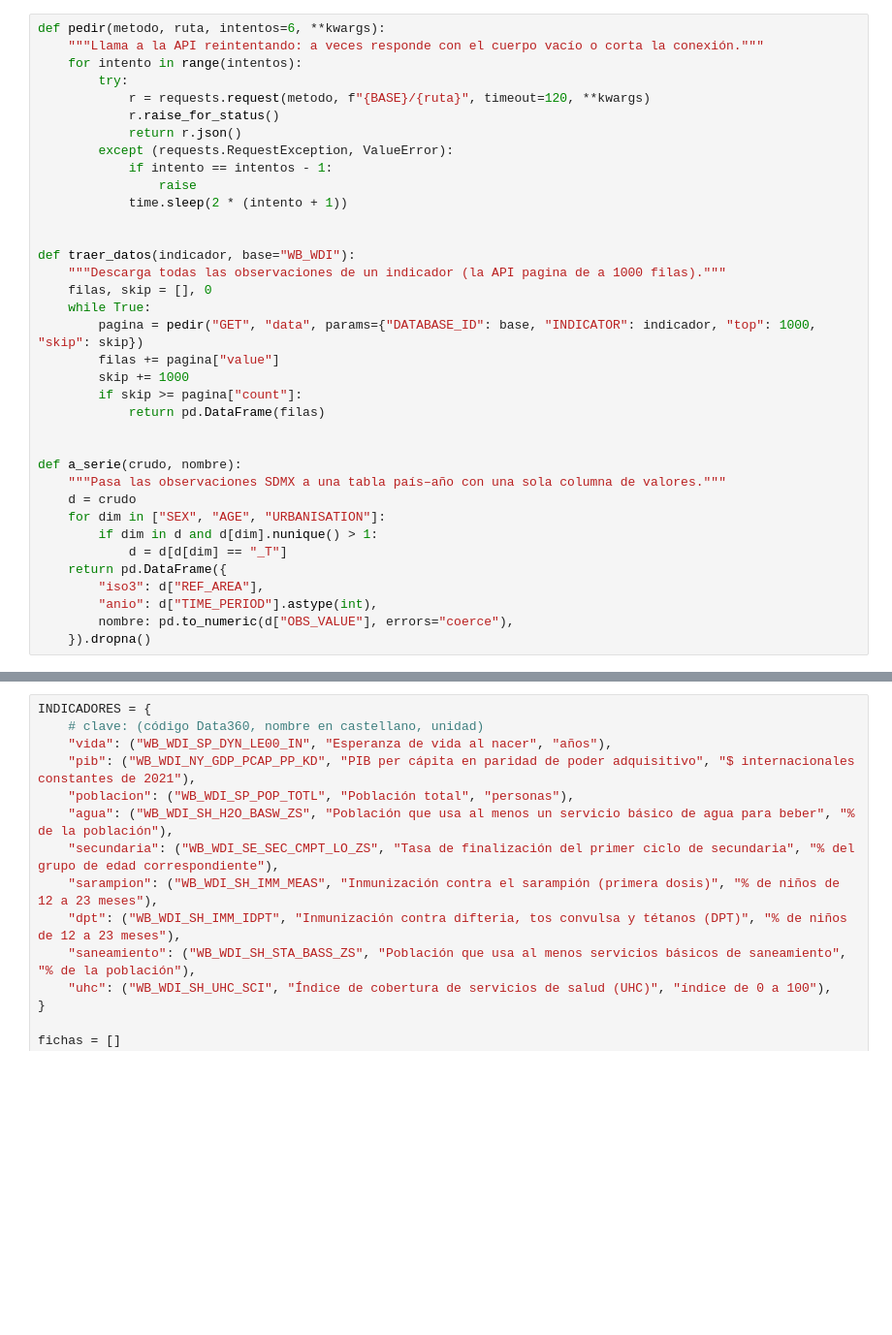
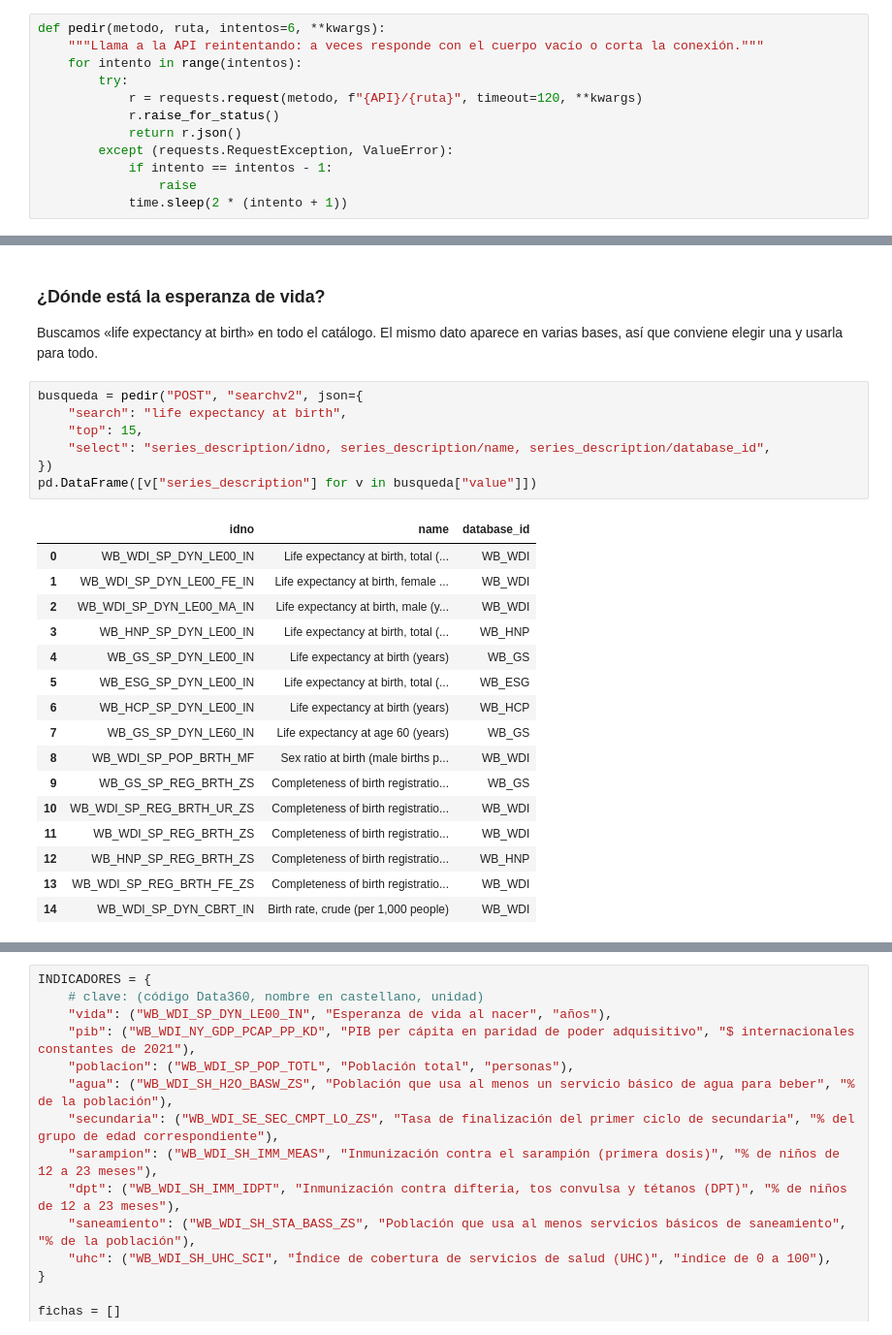
Before and after one commit to za0sec/infovis, a Jupyter notebook: TPFinal/vivir_mas_sin_ser_mas_rico.ipynb, the cells around one changed output, grey strips where cells are left out. Shown at 97% size. Drawn from its saved outputs; the diff is of its cells as text; blank space fills up the shorter version.

```diff
--- a/TPFinal/vivir_mas_sin_ser_mas_rico.ipynb
+++ b/TPFinal/vivir_mas_sin_ser_mas_rico.ipynb
@@ -52,34 +37,10 @@ def pedir(metodo, ruta, intentos=6, **kwargs):
     """Llama a la API reintentando: a veces responde con el cuerpo vacío o corta la conexión."""
     for intento in range(intentos):
         try:
-            r = requests.request(metodo, f"{BASE}/{ruta}", timeout=120, **kwargs)
+            r = requests.request(metodo, f"{API}/{ruta}", timeout=120, **kwargs)
             r.raise_for_status()
             return r.json()
         except (requests.RequestException, ValueError):
             if intento == intentos - 1:
                 raise
             time.sleep(2 * (intento + 1))
-
-
-def traer_datos(indicador, base="WB_WDI"):
-    """Descarga todas las observaciones de un indicador (la API pagina de a 1000 filas)."""
-    filas, skip = [], 0
-    while True:
-        pagina = pedir("GET", "data", params={"DATABASE_ID": base, "INDICATOR": indicador, "top": 1000, "skip": skip})
-        filas += pagina["value"]
-        skip += 1000
-        if skip >= pagina["count"]:
-            return pd.DataFrame(filas)
-
-
-def a_serie(crudo, nombre):
-    """Pasa las observaciones SDMX a una tabla país–año con una sola columna de valores."""
-    d = crudo
-    for dim in ["SEX", "AGE", "URBANISATION"]:
-        if dim in d and d[dim].nunique() > 1:
-            d = d[d[dim] == "_T"]
-    return pd.DataFrame({
-        "iso3": d["REF_AREA"],
-        "anio": d["TIME_PERIOD"].astype(int),
-        nombre: pd.to_numeric(d["OBS_VALUE"], errors="coerce"),
-    }).dropna()
@@ -93,0 +141,28 @@ Además de los indicadores del primer gráfico, evaluamos los tres que propone l
+# %% [markdown]
+### ¿Dónde está la esperanza de vida?
+
+Buscamos «life expectancy at birth» en todo el catálogo. El mismo dato aparece en varias bases, así que conviene elegir una y usarla para todo.
+# %%
+busqueda = pedir("POST", "searchv2", json={
+    "search": "life expectancy at birth",
+    "top": 15,
+    "select": "series_description/idno, series_description/name, series_description/database_id",
+})
+pd.DataFrame([v["series_description"] for v in busqueda["value"]])
+# %% [output]
+|  | idno | name | database_id |
+| 0 | WB_WDI_SP_DYN_LE00_IN | Life expectancy at birth, total (... | WB_WDI |
+| 1 | WB_WDI_SP_DYN_LE00_FE_IN | Life expectancy at birth, female ... | WB_WDI |
+| 2 | WB_WDI_SP_DYN_LE00_MA_IN | Life expectancy at birth, male (y... | WB_WDI |
+| 3 | WB_HNP_SP_DYN_LE00_IN | Life expectancy at birth, total (... | WB_HNP |
+| 4 | WB_GS_SP_DYN_LE00_IN | Life expectancy at birth (years) | WB_GS |
+| 5 | WB_ESG_SP_DYN_LE00_IN | Life expectancy at birth, total (... | WB_ESG |
+| 6 | WB_HCP_SP_DYN_LE00_IN | Life expectancy at birth (years) | WB_HCP |
+| 7 | WB_GS_SP_DYN_LE60_IN | Life expectancy at age 60 (years) | WB_GS |
+| 8 | WB_WDI_SP_POP_BRTH_MF | Sex ratio at birth (male births p... | WB_WDI |
+| 9 | WB_GS_SP_REG_BRTH_ZS | Completeness of birth registratio... | WB_GS |
+| 10 | WB_WDI_SP_REG_BRTH_UR_ZS | Completeness of birth registratio... | WB_WDI |
+| 11 | WB_WDI_SP_REG_BRTH_ZS | Completeness of birth registratio... | WB_WDI |
+| 12 | WB_HNP_SP_REG_BRTH_ZS | Completeness of birth registratio... | WB_HNP |
+| 13 | WB_WDI_SP_REG_BRTH_FE_ZS | Completeness of birth registratio... | WB_WDI |
+| 14 | WB_WDI_SP_DYN_CBRT_IN | Birth rate, crude (per 1,000 people) | WB_WDI |
```
Also changed, not shown: parts of 74 cells of this notebook.
